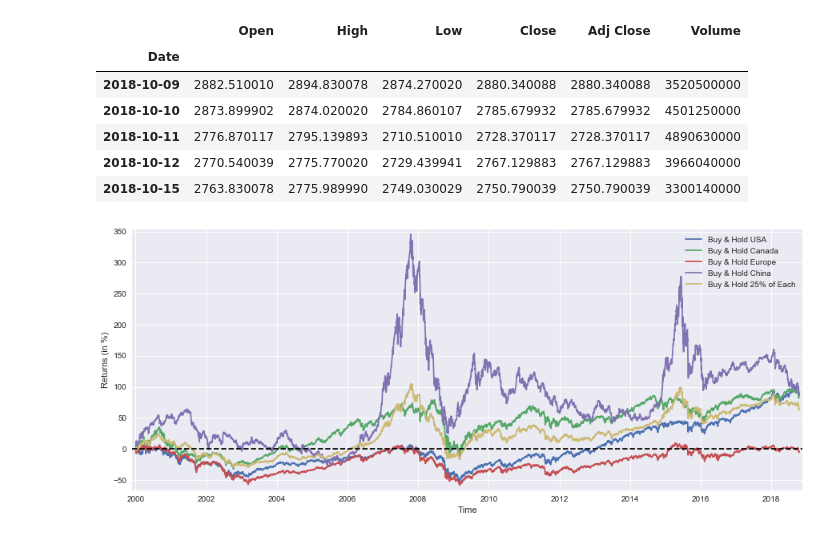
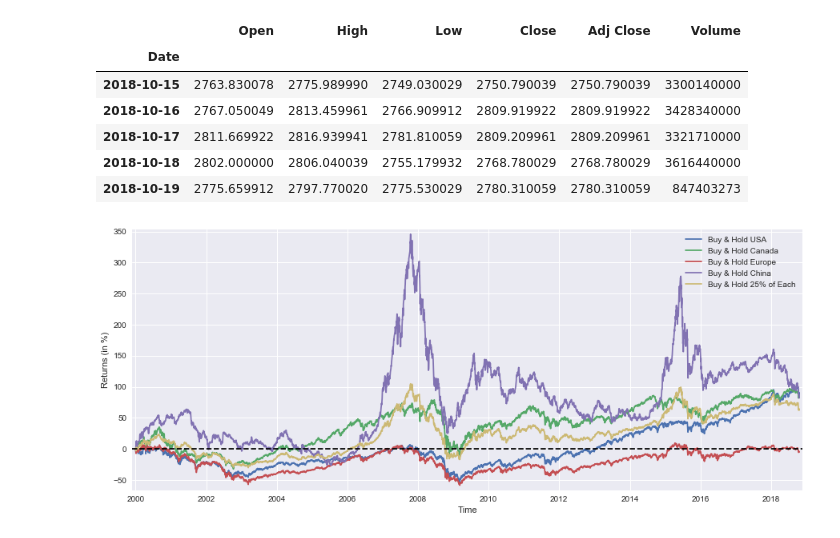
Before and after one commit to LongOnly/Quantitative-Notebooks, a Jupyter notebook: GeographicDiversification.ipynb, the cells around one changed output. Saved outputs shown, nothing was run; the diff lists cells and outputs as text; code cells hidden in the pictures.

```diff
--- a/GeographicDiversification.ipynb
+++ b/GeographicDiversification.ipynb
@@ -5,52 +5,52 @@
 import io
 import re
 import requests
 import numpy as np
 import pandas as pd
 import matplotlib.pyplot as plt
 
 plt.style.use('seaborn')
 
 def getdata(tickers,start,end,frequency):
     OHLC = {}
     cookie = ''
     crumb = ''
     res = requests.get('https://finance.yahoo.com/quote/SPY/history')
     cookie = res.cookies['B']
     pattern = re.compile('.*"CrumbStore":\{"crumb":"(?P<crumb>[^"]+)"\}')
     for line in res.text.splitlines():
         m = pattern.match(line)
         if m is not None:
             crumb = m.groupdict()['crumb']
     for ticker in tickers:
         url_str = "https://query1.finance.yahoo.com/v7/finance/download/%s"
         url_str += "?period1=%s&period2=%s&interval=%s&events=history&crumb=%s"
         url = url_str % (ticker, start, end, frequency, crumb)
         res = requests.get(url, cookies={'B': cookie}).text
         OHLC[ticker] = pd.read_csv(io.StringIO(res), index_col=0,
                                    error_bad_lines=False).replace('null', np.nan).dropna()
         OHLC[ticker].index = pd.to_datetime(OHLC[ticker].index)
         OHLC[ticker] = OHLC[ticker].apply(pd.to_numeric)
     return OHLC
+
+tickers = ['%5EGSPTSE','%5EGSPC','%5ESTOXX','000001.SS']
+
+data = None
+while data is None:
+    try:
+        data = getdata(tickers,'946610000','1539990000','1d')
+    except:
+         pass
+
+data['%5EGSPC'].tail()
+# %% [output]
+|  | Open | High | Low | Close | Adj Close | Volume |
+| Date |  |  |  |  |  |  |
+| 2018-10-15 | 2763.830078 | 2775.989990 | 2749.030029 | 2750.790039 | 2750.790039 | 3300140000 |
+| 2018-10-16 | 2767.050049 | 2813.459961 | 2766.909912 | 2809.919922 | 2809.919922 | 3428340000 |
+| 2018-10-17 | 2811.669922 | 2816.939941 | 2781.810059 | 2809.209961 | 2809.209961 | 3321710000 |
+| 2018-10-18 | 2802.000000 | 2806.040039 | 2755.179932 | 2768.780029 | 2768.780029 | 3616440000 |
+| 2018-10-19 | 2775.659912 | 2797.770020 | 2775.530029 | 2780.310059 | 2780.310059 | 847403273 |
-# %%
-tickers = ['%5EGSPTSE','%5EGSPC','%5ESTOXX','000001.SS']
-
-data = None
-while data is None:
-    try:
-        data = getdata(tickers,'946610000','1539644400','1d')
-    except:
-         pass
-
-data['%5EGSPC'].tail()
-# %% [output]
-|  | Open | High | Low | Close | Adj Close | Volume |
-| Date |  |  |  |  |  |  |
-| 2018-10-09 | 2882.510010 | 2894.830078 | 2874.270020 | 2880.340088 | 2880.340088 | 3520500000 |
-| 2018-10-10 | 2873.899902 | 2874.020020 | 2784.860107 | 2785.679932 | 2785.679932 | 4501250000 |
-| 2018-10-11 | 2776.870117 | 2795.139893 | 2710.510010 | 2728.370117 | 2728.370117 | 4890630000 |
-| 2018-10-12 | 2770.540039 | 2775.770020 | 2729.439941 | 2767.129883 | 2767.129883 | 3966040000 |
-| 2018-10-15 | 2763.830078 | 2775.989990 | 2749.030029 | 2750.790039 | 2750.790039 | 3300140000 |
 # %%
 boughtSP = float(data['%5EGSPC']['Adj Close'][:1])
 soldSP = data['%5EGSPC']['Adj Close']
```
Also changed, not shown: parts of 5 cells of this notebook, 4 other files.
